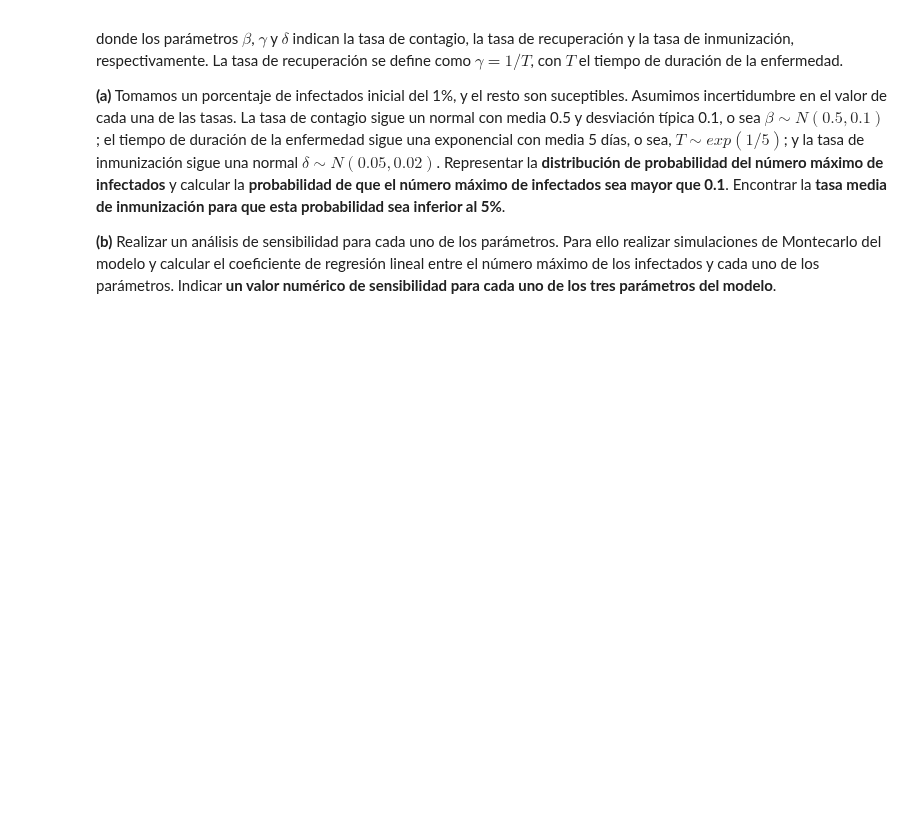
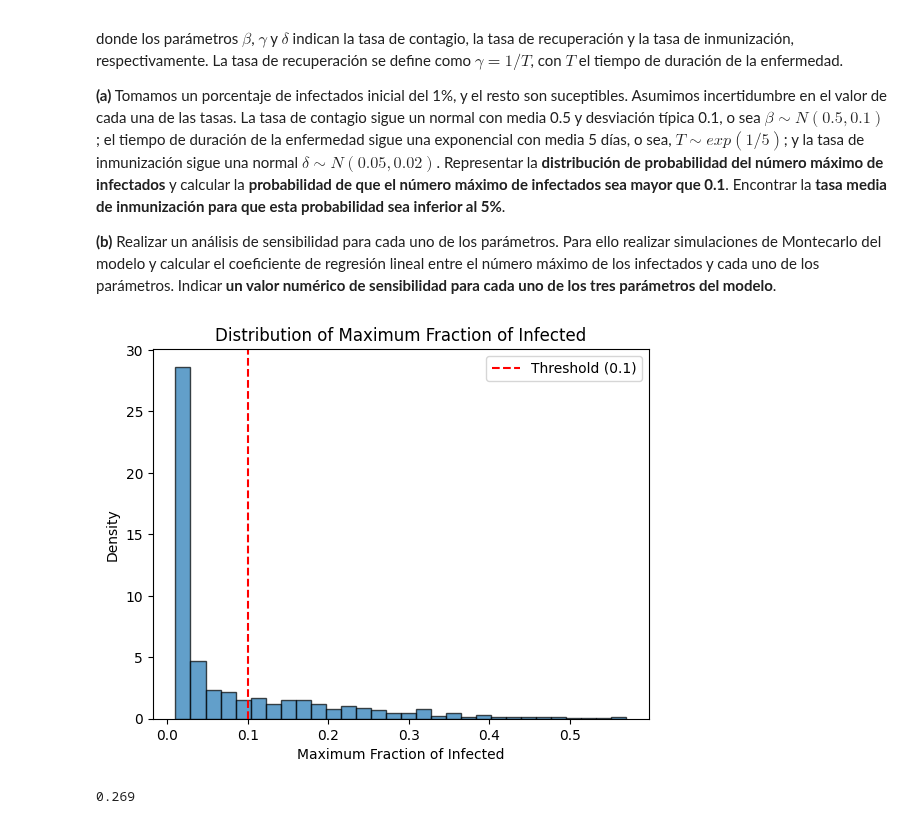
Before and after one commit to Davidgrcdz/SACSE-Practicas, a Jupyter notebook: Ejercicios/MonteCarlo_ejercicios.ipynb, the cells around one changed output. Cells and saved outputs as stored; diff of their text form; code cells hidden in the pictures; blank space fills up the shorter version.

```diff
--- a/Ejercicios/MonteCarlo_ejercicios.ipynb
+++ b/Ejercicios/MonteCarlo_ejercicios.ipynb
@@ -87,3 +87,69 @@ donde los parámetros $\beta$, $\gamma$ y $\delta$ indican la tasa de contagio,
 **(a)** Tomamos un porcentaje de infectados inicial del 1%, y el resto son suceptibles. Asumimos incertidumbre en el valor de cada una de las tasas. La tasa de contagio sigue un normal con media 0.5 y desviación típica 0.1, o sea $\beta \sim N(0.5,0.1)$; el tiempo de duración de la enfermedad sigue una exponencial con media 5 días, o sea, $T \sim exp(1/5)$; y la tasa de inmunización sigue una normal $\delta \sim N(0.05, 0.02)$. Representar la **distribución de probabilidad del número máximo de infectados** y calcular la **probabilidad de que el número máximo de infectados sea mayor que 0.1**. Encontrar la **tasa media de inmunización para que esta probabilidad sea inferior al 5%**.
 
 **(b)** Realizar un análisis de sensibilidad para cada uno de los parámetros. Para ello realizar simulaciones de Montecarlo del modelo y calcular el coeficiente de regresión lineal entre el número máximo de los infectados y cada uno de los parámetros. Indicar **un valor numérico de sensibilidad para cada uno de los tres parámetros del modelo**.
+# %%
+import numpy as np
+import matplotlib.pyplot as plt
+from scipy.integrate import odeint
+from scipy.stats import norm, expon
+
+# Parameters
+np.random.seed(42)
+n_simulations = 1000
+initial_infected = 0.01  # 1% infected initially
+initial_susceptible = 1 - initial_infected  # Remaining are susceptible
+initial_recovered = 0
+initial_immunized = 0
+initial_conditions = [initial_susceptible, initial_infected, initial_recovered, initial_immunized]
+
+# Time simulation (in days)
+time = np.linspace(0, 100, 1000)
+
+# Placeholder for results
+max_infected_fractions = []
+
+# Define the SIR model with immunization
+def sir_model(y, t, beta, gamma, delta):
+    s, x, r, i = y
+    dsdt = -beta * s * x - delta * s
+    dxdt = beta * s * x - gamma * x
+    drdt = gamma * x
+    didt = delta * s
+    return [dsdt, dxdt, drdt, didt]
+
+# Simulate for multiple stochastic realizations
+for _ in range(n_simulations):
+    # Draw stochastic parameters
+    beta = np.random.normal(0.5, 0.1)
+    gamma = 1 / np.random.exponential(5)
+    delta = np.random.normal(0.05, 0.02)
+
+    # Ensure parameters are valid (non-negative)
+    beta = max(beta, 0)
+    delta = max(delta, 0)
+
+    # Solve ODE
+    solution = odeint(sir_model, initial_conditions, time, args=(beta, gamma, delta))
+    s, x, r, i = solution.T
+
+    # Record maximum fraction of infected
+    max_infected_fractions.append(max(x))
+
+# Calculate the probability of max infected > 0.1
+max_infected_fractions = np.array(max_infected_fractions)
+prob_exceed_10_percent = np.mean(max_infected_fractions > 0.1)
+
+# Plot the distribution of the maximum fraction of infected
+plt.hist(max_infected_fractions, bins=30, density=True, alpha=0.7, edgecolor='black')
+plt.axvline(0.1, color='red', linestyle='--', label='Threshold (0.1)')
+plt.title("Distribution of Maximum Fraction of Infected")
+plt.xlabel("Maximum Fraction of Infected")
+plt.ylabel("Density")
+plt.legend()
+plt.show()
+
+# Display probability of exceeding 10%
+prob_exceed_10_percent
+# %% [output]
+[figure, added]
+0.269
```
